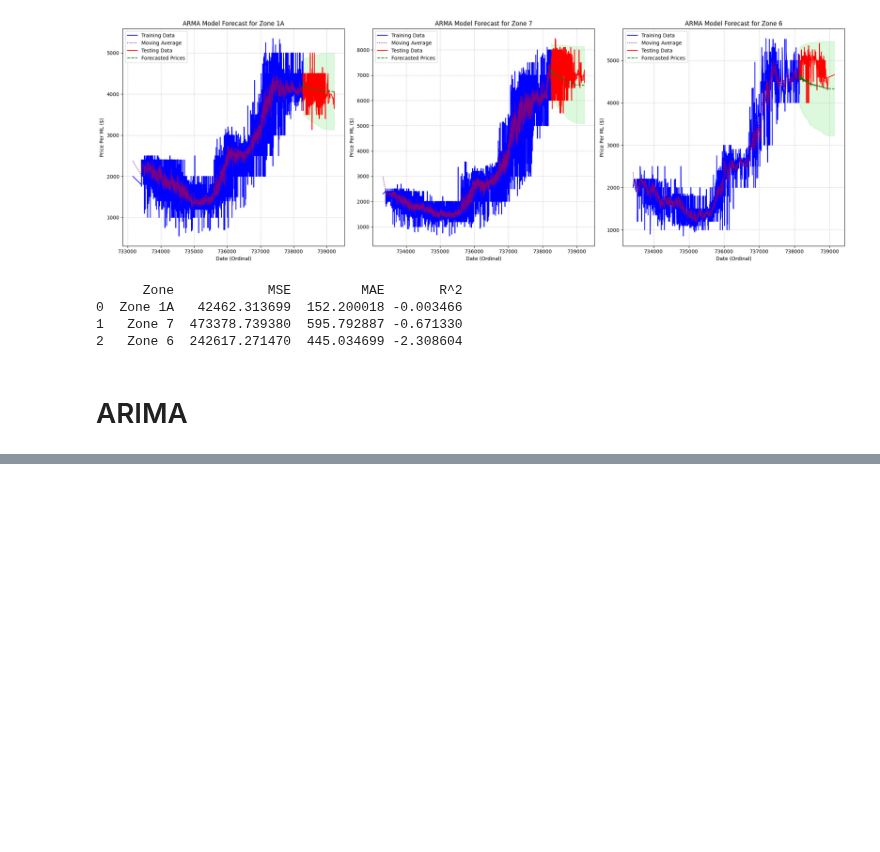
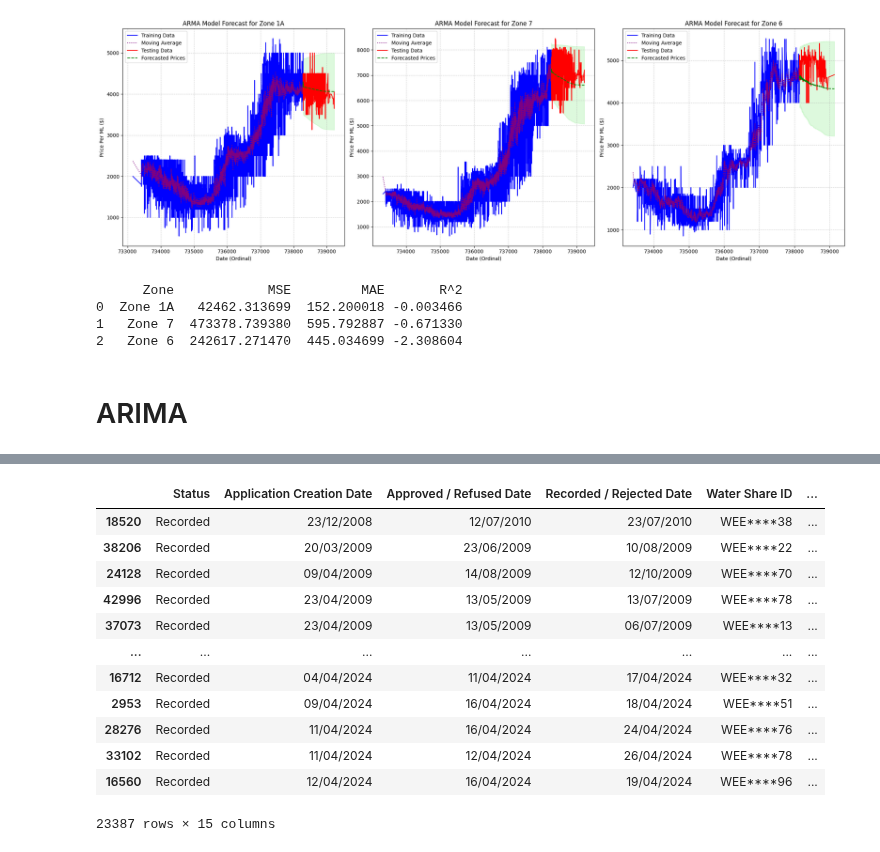
Before and after one commit to ELEN-Workshops-and-LDI/LDI-ML, a Jupyter notebook: Water_data/ARMA.ipynb, the cells around one changed output, grey strips where cells are left out. Saved outputs shown, nothing was run; the diff lists cells and outputs as text; code cells hidden in the pictures; blank space fills up the shorter version.

```diff
--- a/Water_data/ARMA.ipynb
+++ b/Water_data/ARMA.ipynb
@@ -343,0 +491,16 @@ print(stats_df)
+# %%
+filtered_data = pd.read_csv('filtered_data.csv', index_col=0, parse_dates=['Create_date'])
+# %% [output]
+|  | Status | Application Creation Date | Approved / Refused Date | Recorded / Rejected Date | Water Share ID | ... |
+| 18520 | Recorded | 23/12/2008 | 12/07/2010 | 23/07/2010 | WEE****38 | ... |
+| 38206 | Recorded | 20/03/2009 | 23/06/2009 | 10/08/2009 | WEE****22 | ... |
+| 24128 | Recorded | 09/04/2009 | 14/08/2009 | 12/10/2009 | WEE****70 | ... |
+| 42996 | Recorded | 23/04/2009 | 13/05/2009 | 13/07/2009 | WEE****78 | ... |
+| 37073 | Recorded | 23/04/2009 | 13/05/2009 | 06/07/2009 | WEE****13 | ... |
+| ... | ... | ... | ... | ... | ... | ... |
+| 16712 | Recorded | 04/04/2024 | 11/04/2024 | 17/04/2024 | WEE****32 | ... |
+| 2953 | Recorded | 09/04/2024 | 16/04/2024 | 18/04/2024 | WEE****51 | ... |
+| 28276 | Recorded | 11/04/2024 | 16/04/2024 | 24/04/2024 | WEE****76 | ... |
+| 33102 | Recorded | 11/04/2024 | 12/04/2024 | 26/04/2024 | WEE****78 | ... |
+| 16560 | Recorded | 12/04/2024 | 16/04/2024 | 19/04/2024 | WEE****96 | ... |
+23387 rows × 15 columns
```
Also changed, not shown: parts of 23 cells of this notebook, 4 other files.
